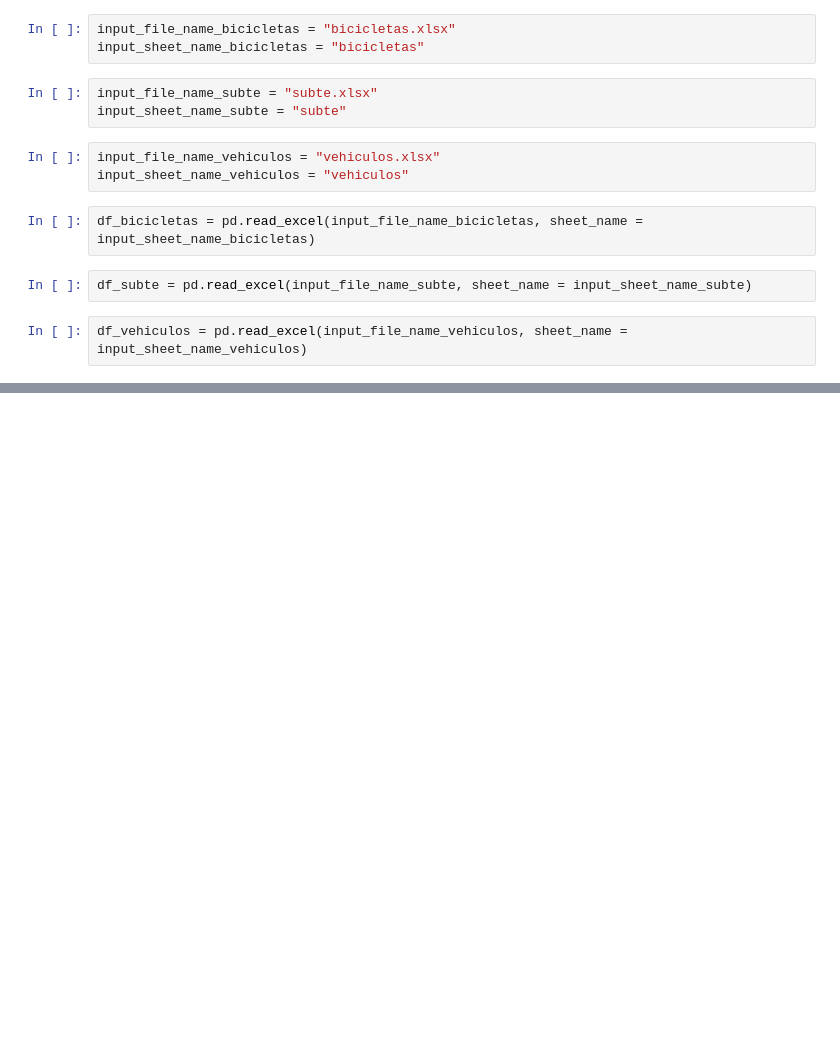
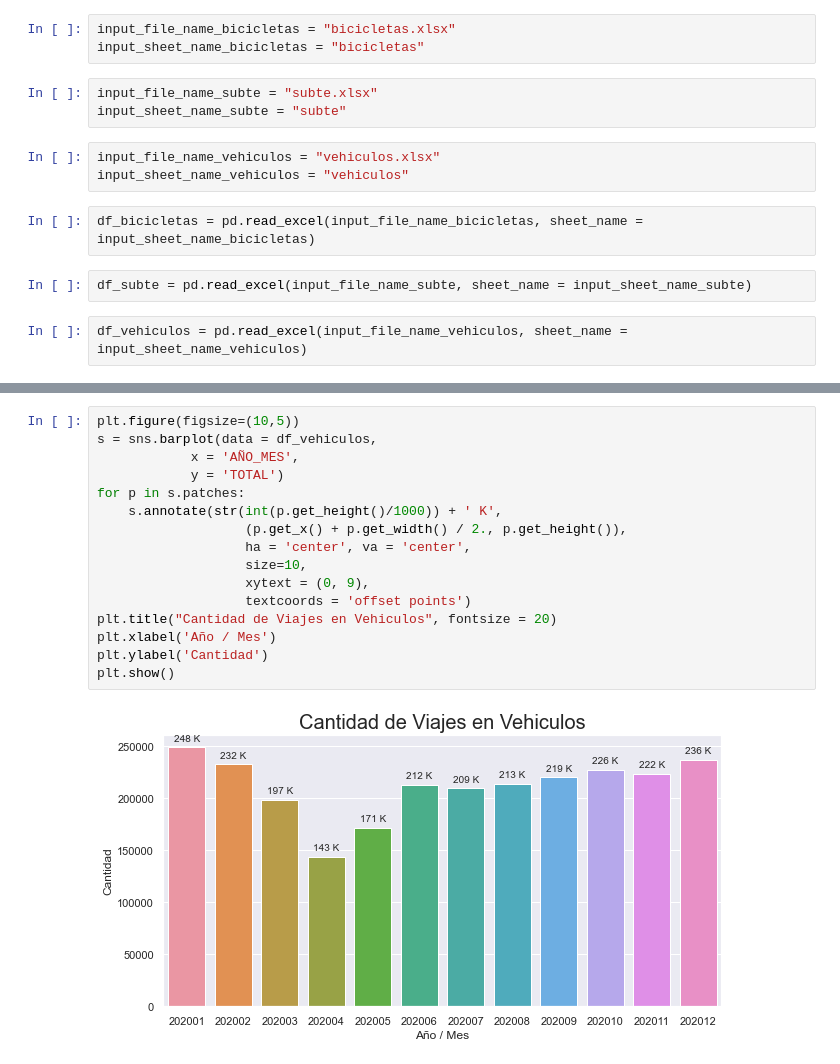
Before and after one commit to fernandorgonzalez/cursos-eant-python_data_analytics-proyecto, a Jupyter notebook: bicicletas_subte_vehiculos.ipynb, the cells around one changed output, grey strips where cells are left out. Drawn from its saved outputs; the diff is of its cells as text; blank space fills up the shorter version.

```diff
--- a/bicicletas_subte_vehiculos.ipynb
+++ b/bicicletas_subte_vehiculos.ipynb
@@ -52,0 +101,18 @@ plt.show()
+# %%
+plt.figure(figsize=(10,5))
+s = sns.barplot(data = df_vehiculos,
+            x = 'AÑO_MES',
+            y = 'TOTAL')
+for p in s.patches:
+    s.annotate(str(int(p.get_height()/1000)) + ' K',
+                   (p.get_x() + p.get_width() / 2., p.get_height()),
+                   ha = 'center', va = 'center',
+                   size=10,
+                   xytext = (0, 9),
+                   textcoords = 'offset points')
+plt.title("Cantidad de Viajes en Vehiculos", fontsize = 20)
+plt.xlabel('Año / Mes')
+plt.ylabel('Cantidad')
+plt.show()
+# %% [output]
+[figure, added]
```
Also changed, not shown: parts of 6 cells of this notebook, 3 other files.
